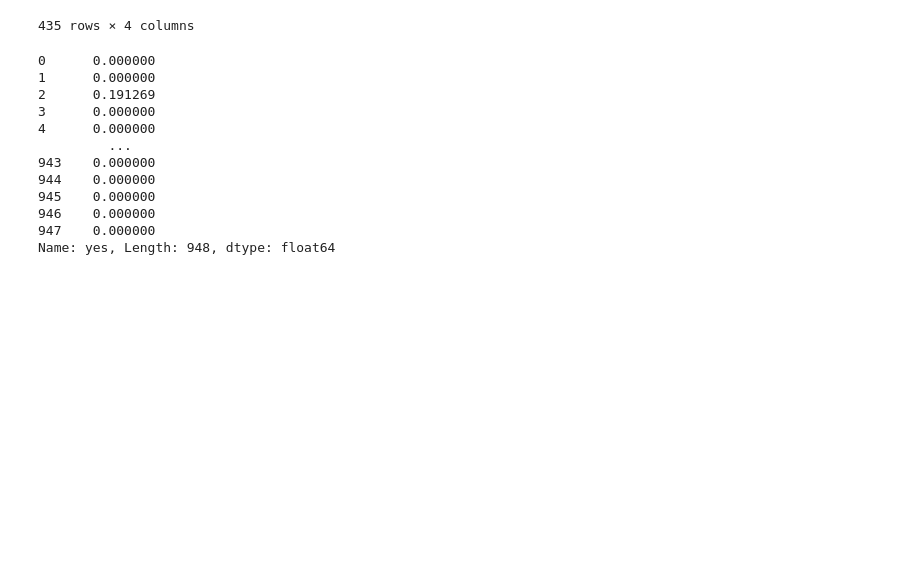
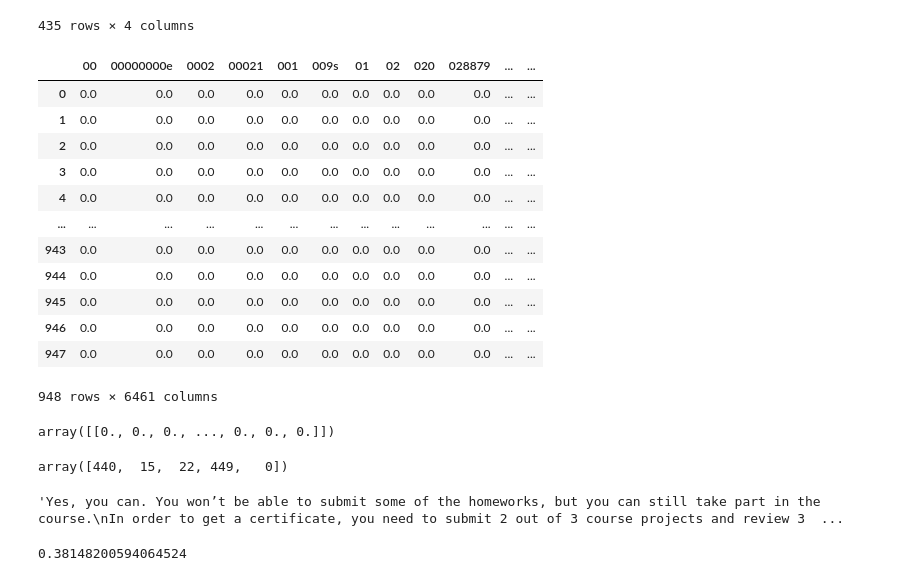
Before and after one commit to emmanuelmoon/ToySearchEngine, a Jupyter notebook: searchEngine.ipynb, the cells around one changed output. Saved outputs shown, nothing was run; the diff lists cells and outputs as text; code cells hidden in the pictures; blank space fills up the shorter version.

Commit message:
Completed text based search

```diff
--- a/searchEngine.ipynb
+++ b/searchEngine.ipynb
@@ -44,23 +44,31 @@ df[df.course == 'data-engineering-zoomcamp']
 # %%
 from sklearn.feature_extraction.text import TfidfVectorizer
 
 cv = TfidfVectorizer(stop_words='english')
 X = cv.fit_transform(df.text)
 
 names = cv.get_feature_names_out()
 
 df_docs = pd.DataFrame(X.toarray(), columns=names)
-df_docs['yes']
+df_docs
 # %% [output]
+|  | 00 | 00000000e | 0002 | 00021 | 001 | 009s | 01 | 02 | 020 | 028879 | ... | ... |
+| 0 | 0.0 | 0.0 | 0.0 | 0.0 | 0.0 | 0.0 | 0.0 | 0.0 | 0.0 | 0.0 | ... | ... |
+| 1 | 0.0 | 0.0 | 0.0 | 0.0 | 0.0 | 0.0 | 0.0 | 0.0 | 0.0 | 0.0 | ... | ... |
+| 2 | 0.0 | 0.0 | 0.0 | 0.0 | 0.0 | 0.0 | 0.0 | 0.0 | 0.0 | 0.0 | ... | ... |
+| 3 | 0.0 | 0.0 | 0.0 | 0.0 | 0.0 | 0.0 | 0.0 | 0.0 | 0.0 | 0.0 | ... | ... |
+| 4 | 0.0 | 0.0 | 0.0 | 0.0 | 0.0 | 0.0 | 0.0 | 0.0 | 0.0 | 0.0 | ... | ... |
+| ... | ... | ... | ... | ... | ... | ... | ... | ... | ... | ... | ... | ... |
+| 943 | 0.0 | 0.0 | 0.0 | 0.0 | 0.0 | 0.0 | 0.0 | 0.0 | 0.0 | 0.0 | ... | ... |
+| 944 | 0.0 | 0.0 | 0.0 | 0.0 | 0.0 | 0.0 | 0.0 | 0.0 | 0.0 | 0.0 | ... | ... |
+| 945 | 0.0 | 0.0 | 0.0 | 0.0 | 0.0 | 0.0 | 0.0 | 0.0 | 0.0 | 0.0 | ... | ... |
+| 946 | 0.0 | 0.0 | 0.0 | 0.0 | 0.0 | 0.0 | 0.0 | 0.0 | 0.0 | 0.0 | ... | ... |
+| 947 | 0.0 | 0.0 | 0.0 | 0.0 | 0.0 | 0.0 | 0.0 | 0.0 | 0.0 | 0.0 | ... | ... |
-0      0.000000
-1      0.000000
-2      0.191269
-3      0.000000
-4      0.000000
-         ...
-943    0.000000
-944    0.000000
-945    0.000000
-946    0.000000
-947    0.000000
-Name: yes, Length: 948, dtype: float64
+948 rows × 6461 columns
+# %%
+query = "I just discovered the course. Is it too late to join?"
+
+q = cv.transform([query])
+q.toarray()
+# %% [output]
+array([[0., 0., 0., ..., 0., 0., 0.]])
@@ -66,0 +79,14 @@ Name: yes, Length: 948, dtype: float64
+# %%
+import numpy as np
+np.argsort(score)[-5:]
+# %% [output]
+array([440,  15,  22, 449,   0])
+# %%
+df.iloc[449].text
+# %% [output]
+'Yes, you can. You won’t be able to submit some of the homeworks, but you can still take part in the course.\nIn order to get a certificate, you need to submit 2 out of 3 course projects and review 3  ...
+# %%
+query_dict = dict(zip(names, q.toarray()[0]))
+query_dict
+# %% [output]
+0.38148200594064524
```
Also changed, not shown: parts of 7 cells of this notebook, 2 other files.
